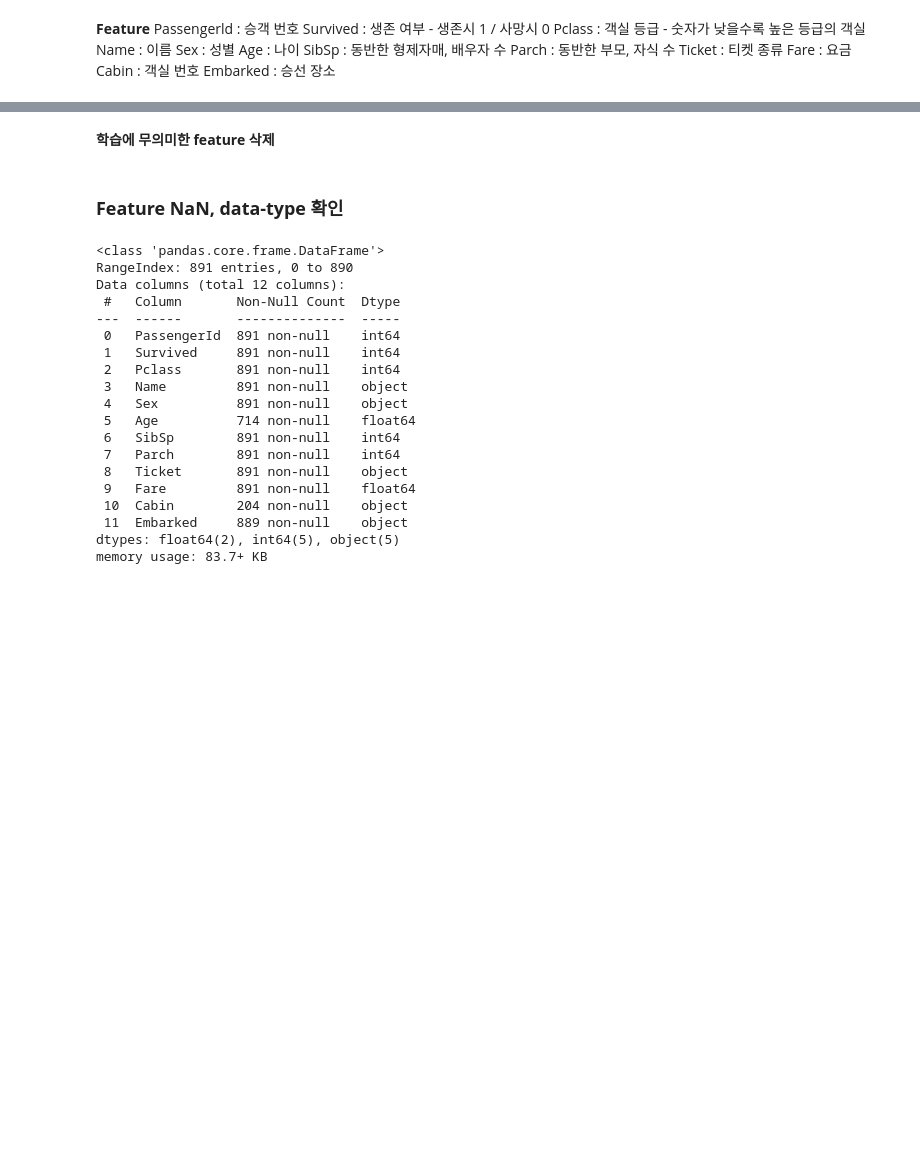
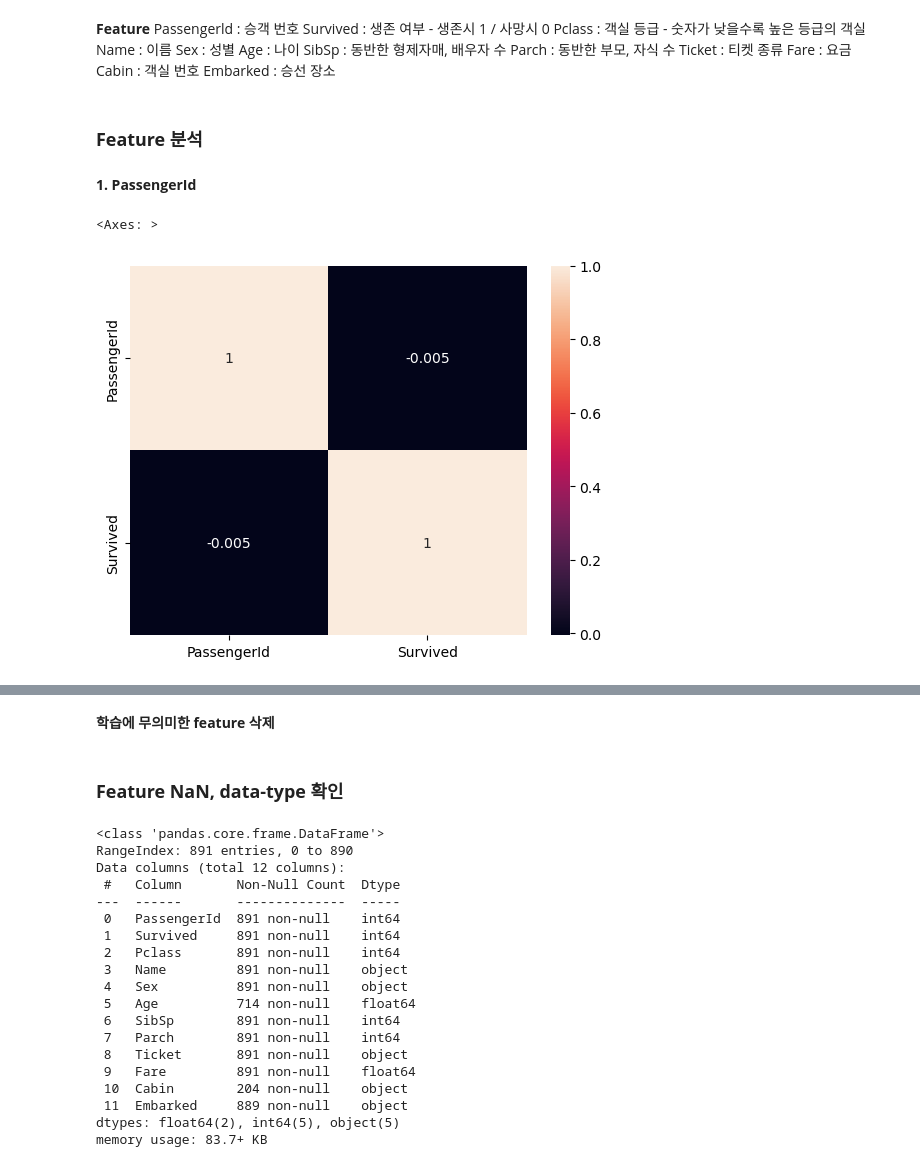
Before and after one commit to JeongHun01/Kaggle, a Jupyter notebook: Titanic/Data_Analysis.ipynb, the cells around one changed output, grey strips where cells are left out. Saved outputs shown, nothing was run; the diff lists cells and outputs as text; code cells hidden in the pictures; blank space fills up the shorter version.

```diff
--- a/Titanic/Data_Analysis.ipynb
+++ b/Titanic/Data_Analysis.ipynb
@@ -25,3 +26,5 @@ Ticket : 티켓 종류 </br>
 Fare : 요금 </br>
 Cabin : 객실 번호 </br>
 Embarked : 승선 장소 </br>
+# %% [markdown]
+### **Feature 분석**
@@ -27,0 +34,12 @@ Embarked : 승선 장소 </br>
+# %% [markdown]
+**1. PassengerId** </br>
+# %%
+# Checking the correlation
+
+sv_pid = train_df[['PassengerId', 'Survived']]
+corr = sv_pid.corr()
+
+sns.heatmap(corr, annot = True)
+# %% [output]
+<Axes: >
+[figure, added]
```
Also changed, not shown: parts of 64 cells of this notebook.
